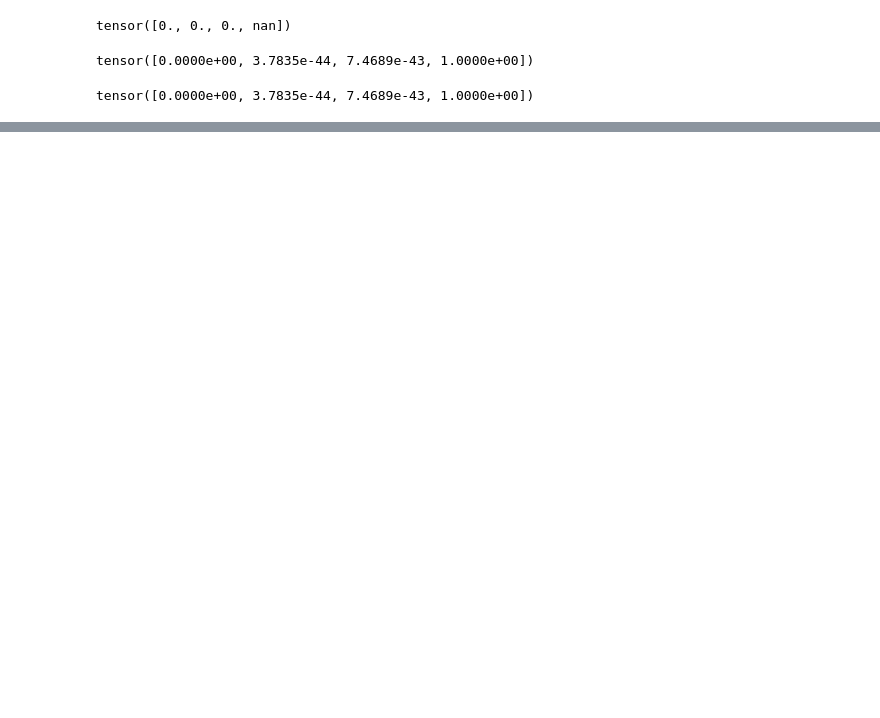
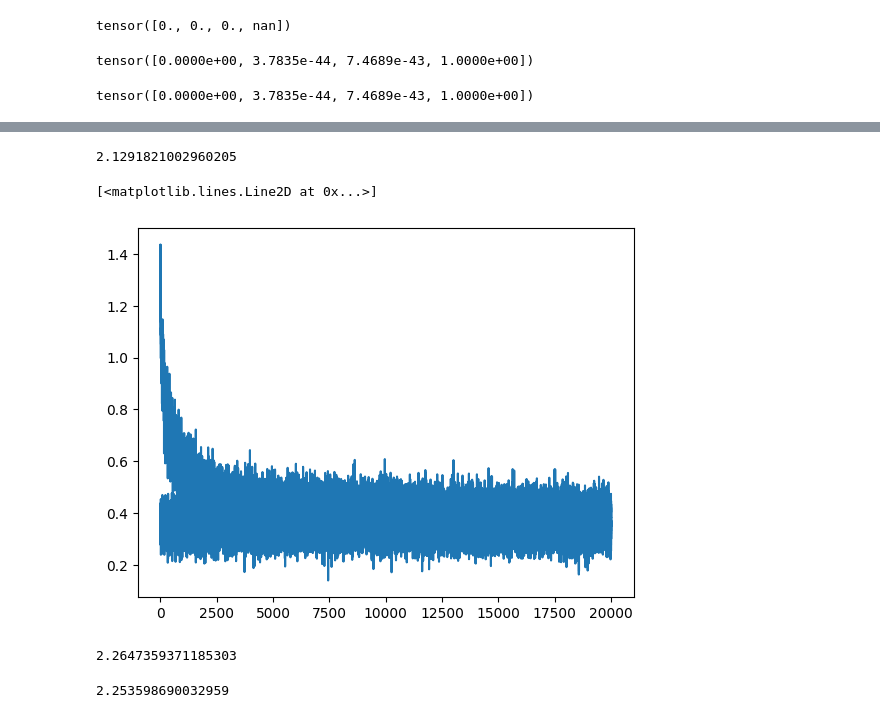
Before and after one commit to ryan-mangeno/seq-gen-torch, a Jupyter notebook: makemore_mlp.ipynb, the cells around one changed output, grey strips where cells are left out. Cells and saved outputs as stored; diff of their text form; code cells hidden in the pictures; blank space fills up the shorter version.

```diff
--- a/makemore_mlp.ipynb
+++ b/makemore_mlp.ipynb
@@ -57,2 +66,2 @@ def build_dataset() -> tuple[torch.tensor, torch.tensor]:
 # %%
-inp, target = build_dataset()
+inp, target = build_dataset(words)
@@ -223,0 +219,9 @@ tensor([0.0000e+00, 3.7835e-44, 7.4689e-43, 1.0000e+00])
+# %%
+C = torch.randn(27, 10)
+W1 = torch.randn((30, 200)) # network
+B1 = torch.randn(200)
+W2 = torch.randn(200, 27)
+B2 = torch.randn(27)
+params = [C, W1, B1, W2, B2]
+for p in params:
+  p.requires_grad = True
@@ -223,0 +237,56 @@ tensor([0.0000e+00, 3.7835e-44, 7.4689e-43, 1.0000e+00])
+# %%
+lri = []
+lossi = []
+stepi = []
+# %%
+for i in range(20_000):
+
+  # mini batches
+  ix = torch.randint(0, Xtr.shape[0], (32,))
+
+  # forward pass
+  emb = C[Xtr][ix]
+  h = torch.tanh(emb.view(-1, 30) @ W1 + B1)
+  logits = h @ W2 + B2
+  loss = F.cross_entropy(logits, Ytr[ix])
+
+  # reset grads
+  for p in params:
+    p.grad = None
+
+  # backward pass
+  loss.backward()
+
+  lr = 0.01
+  for p in params:
+    p.data += p.grad * -lr
+
+  #lri.append(lre[i])
+  lossi.append(loss.log10().item())
+  stepi.append(i)
+
+print(loss.item())
+# %% [output]
+2.1291821002960205
+# %%
+plt.plot(stepi, lossi)
+# %% [output]
+[<matplotlib.lines.Line2D at 0x...>]
+[figure, added]
+# %%
+# loss on dataset
+emb = C[Xval]
+h = torch.tanh(emb.view(-1, 30) @ W1 + B1)
+logits = h @ W2 + B2
+loss = F.cross_entropy(logits, Yval)
+loss.item()
+# %% [output]
+2.2647359371185303
+# %%
+emb = C[Xtr]
+h = torch.tanh(emb.view(-1, 30) @ W1 + B1)
+logits = h @ W2 + B2
+loss = F.cross_entropy(logits, Ytr)
+loss.item()
+# %% [output]
+2.253598690032959
```
Also changed, not shown: parts of 23 cells of this notebook.
